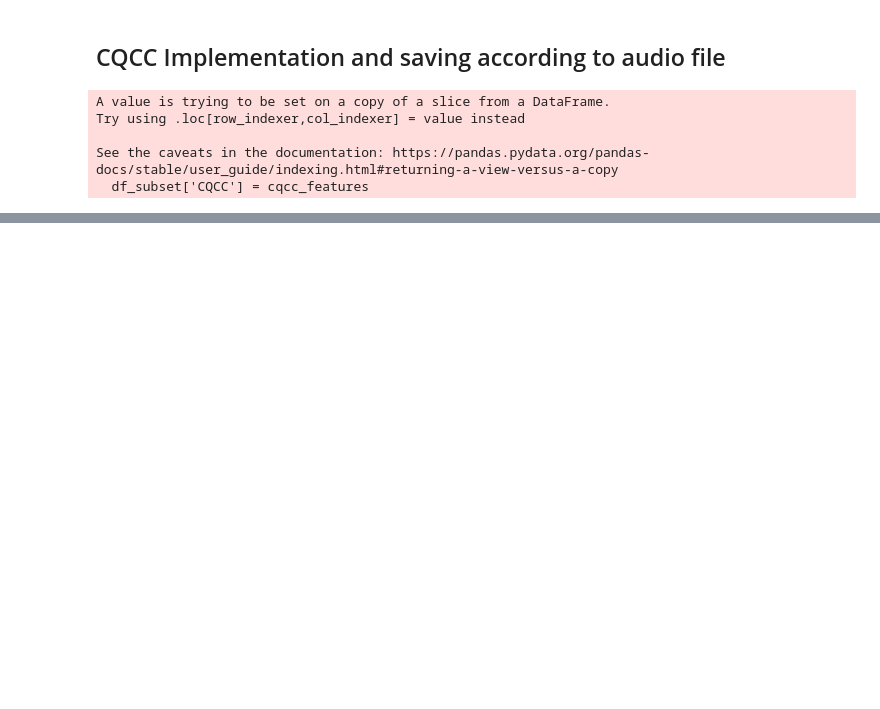
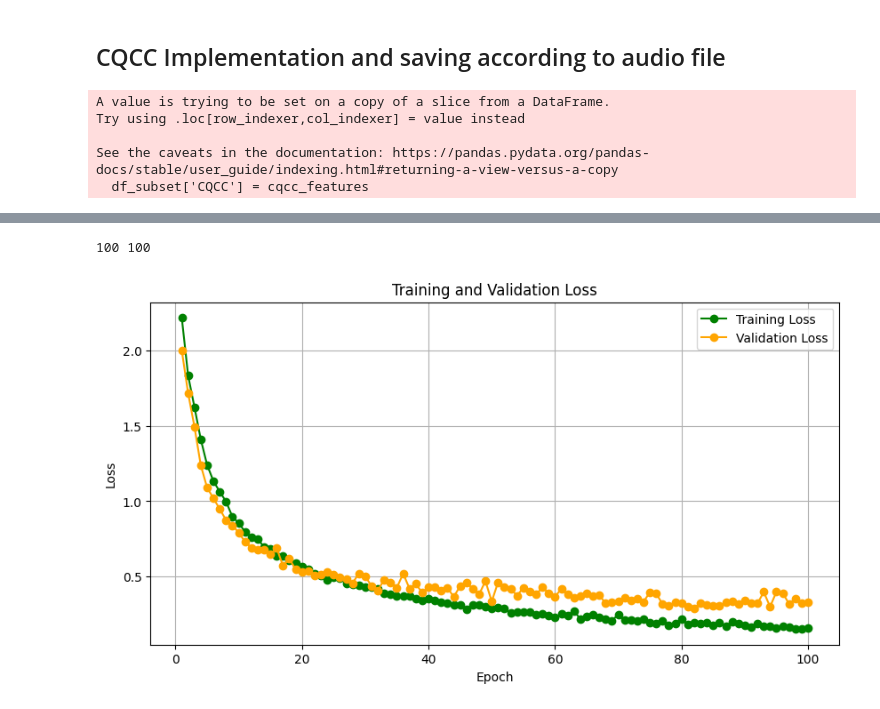
Before and after one commit to CaCuCkA/ukranian-spoken-digits, a Jupyter notebook: audio_digits_recognition.ipynb, the cells around one changed output, grey strips where cells are left out. Saved outputs shown, nothing was run; the diff lists cells and outputs as text; code cells hidden in the pictures; blank space fills up the shorter version.

```diff
--- a/audio_digits_recognition.ipynb
+++ b/audio_digits_recognition.ipynb
@@ -234,0 +303,6 @@ print(df_subset.head())
+# %%
+import torch.optim as optim
+import torch.nn as nn
+model = CNN(10).to(device)
+criterion = nn.BCEWithLogitsLoss().to(params['device'])
+optimizer = optim.Adam(model.parameters(), lr=params['lr'])
@@ -234,0 +319,7 @@ print(df_subset.head())
+# %%
+from torch.utils.data import Dataset, DataLoader
+train_dataset = AudioDataset(train_df)
+test_dataset = AudioDataset(test_df, True)
+test_loader = DataLoader(test_dataset, batch_size=params['batch_size'], collate_fn=pad_collate)
+train_loader = DataLoader(train_dataset, batch_size=params['batch_size'], collate_fn=pad_collate)
+valid_loader = DataLoader(AudioDataset(valid_df), batch_size=params['batch_size'], collate_fn=pad_collate)
@@ -234,0 +396,16 @@ print(df_subset.head())
+# %%
+epochs = list(range(1, 101))
+print(len(val_loss), len(train_loss))
+plt.figure(figsize=(10, 5))
+plt.plot(epochs, train_loss, marker='o', label='Training Loss', color="green")
+plt.plot(epochs, val_loss, marker='o', label='Validation Loss', color="orange")
+plt.title('Training and Validation Loss')
+plt.xlabel('Epoch')
+plt.ylabel('Loss')
+plt.legend()
+
+plt.grid(True)
+plt.show()
+# %% [output]
+100 100
+[figure, added]
```
Also changed, not shown: parts of 24 cells of this notebook.
